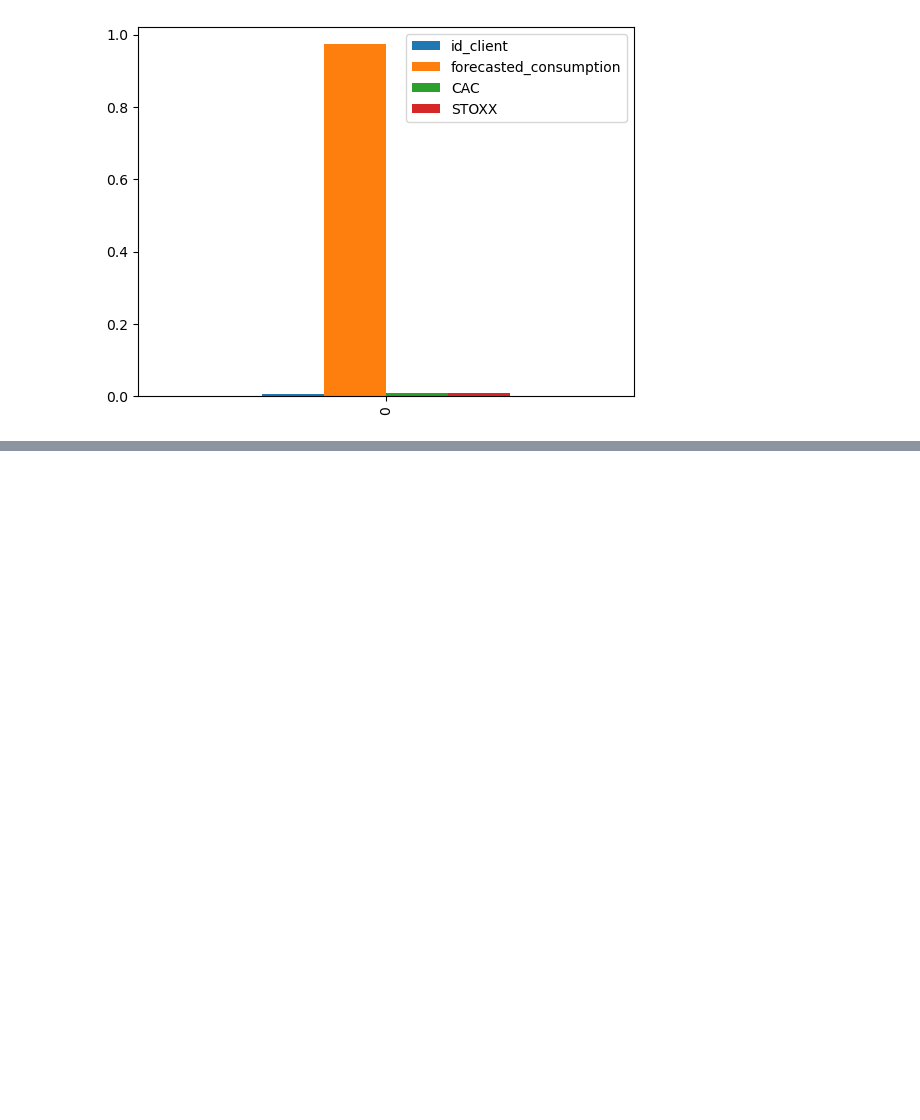
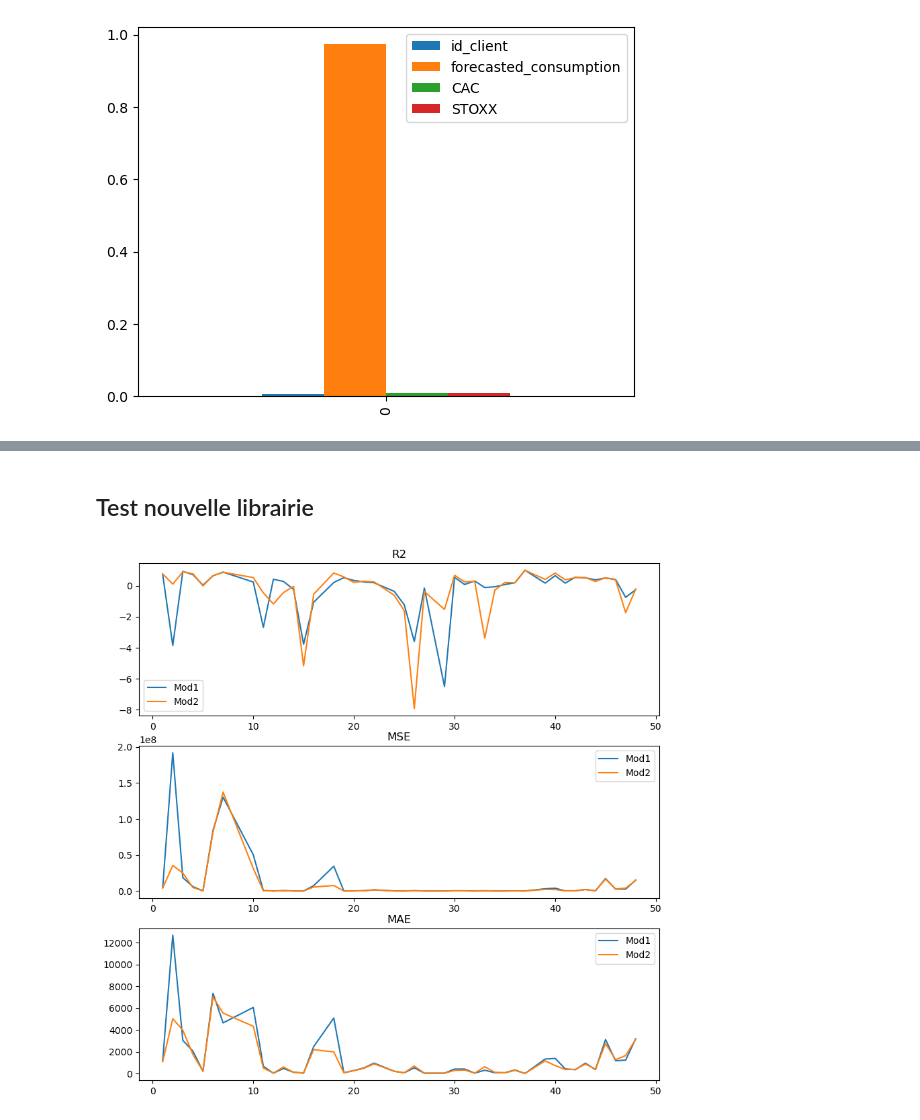
Before and after one commit to Damidoum/predictionClient, a Jupyter notebook: Notebooks/Variation train set .ipynb, the cells around one changed output, grey strips where cells are left out. Saved outputs shown, nothing was run; the diff lists cells and outputs as text; code cells hidden in the pictures; blank space fills up the shorter version.

```diff
--- a/Notebooks/Variation train set .ipynb
+++ b/Notebooks/Variation train set .ipynb
@@ -179,0 +197,22 @@ KeyError: 8
+# %% [markdown]
+## Test nouvelle librairie
+# %%
+model1, eval_model1 = complet_process(data, ["forecasted_consumption", "CAC", "BFX", "STOXX", "AEX"], ["real_consumption"], 0.8, group = True, random_forest=False, n_estimators = 150)
+model2, eval_model2 = complet_process(data, ["forecasted_consumption"], ["real_consumption"], 0.8,group = True, random_forest=False, n_estimators = 150)
+# %%
+X = data["id_client"].unique()
+evalutation_airliquide_model = []
+for i in data["id_client"].unique():
+    evalutation_airliquide_model.append(metrics(test_data.groupby("id_client").get_group(i)["real_consumption"], test_data.groupby("id_client").get_group(i)["prediction"]))
+
+fig, ax = plt.subplots(3, figsize = (10,10))
+ax[0].set_title("R2")
+ax[1].set_title("MSE")
+ax[2].set_title("MAE")
+
+for j in range(3):
+    ax[j].plot(X, [x[j] for x in eval_model1], label = f"Mod1")
+    ax[j].plot(X, [x[j] for x in eval_model2], label = f"Mod2")
+    ax[j].legend()
+# %% [output]
+[figure, added]
```
Also changed, not shown: parts of 7 cells of this notebook, 10 other files.
